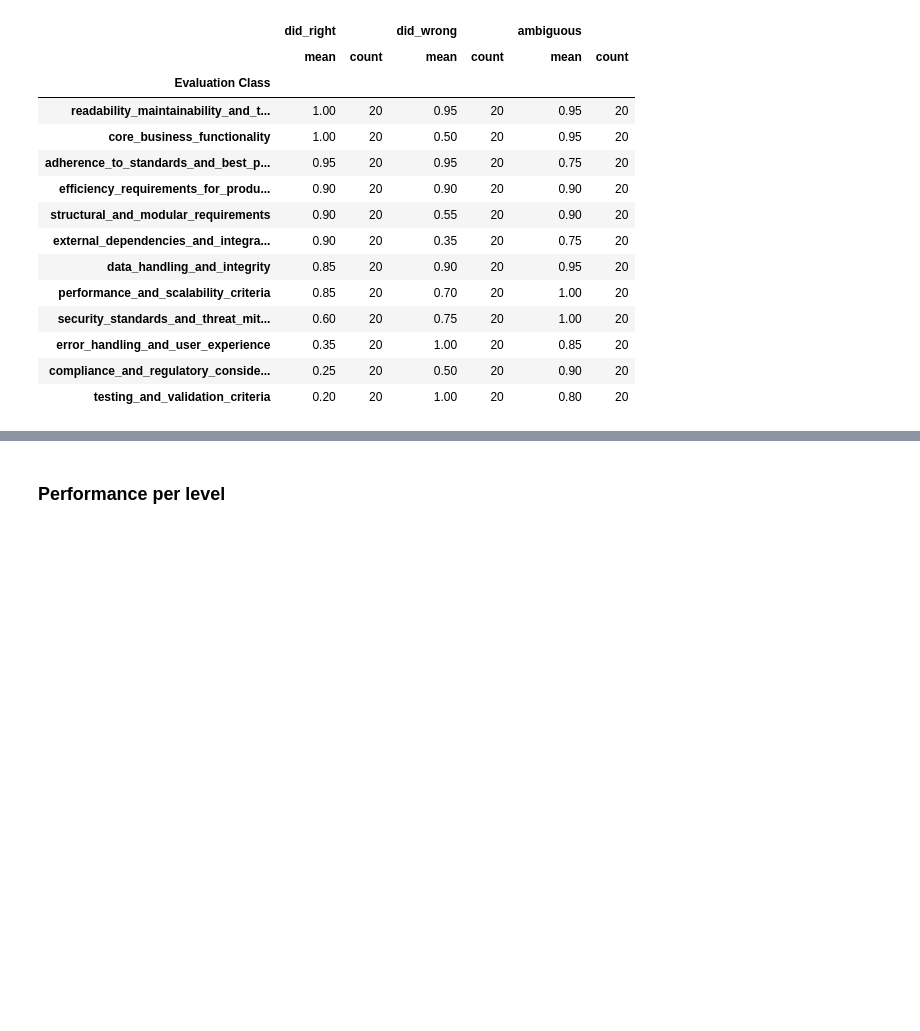
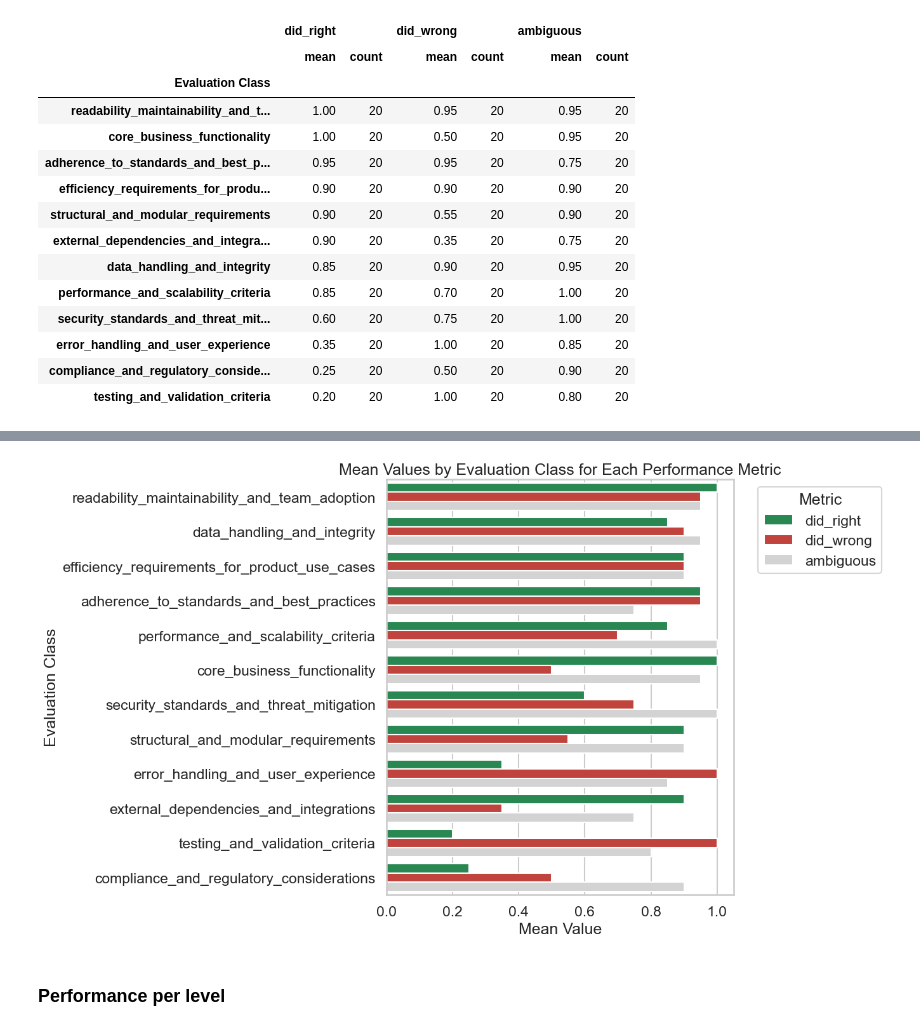
Before and after one commit to push-to-prod-ai/push-to-prod, a Jupyter notebook: syntropy-app/eda-notebook.ipynb, the cells around one changed output, grey strips where cells are left out. Drawn from its saved outputs; the diff is of its cells as text; code cells hidden in the pictures; blank space fills up the shorter version.

```diff
--- a/syntropy-app/eda-notebook.ipynb
+++ b/syntropy-app/eda-notebook.ipynb
@@ -2061,3 +2168,49 @@ subjective_analyses_df[['Evaluation Class'] + performance_metrics
+# %%
+# 1. Calculate the mean performance metrics by Evaluation Class
+group_means = subjective_analyses_df.groupby("Evaluation Class")[performance_metrics].mean().reset_index()
+
+# 2. Create an order for evaluation classes.
+# Here we use the average across metrics to sort evaluation classes in descending order.
+group_means['avg'] = group_means[performance_metrics].mean(axis=1)
+eval_order = group_means.sort_values('avg', ascending=False)['Evaluation Class'].tolist()
+
+# 3. Melt the DataFrame to long format so that performance metrics are a column
+df_long = group_means.melt(id_vars="Evaluation Class",
+                           value_vars=performance_metrics,
+                           var_name="Metric",
+                           value_name="Mean Value")
+
+# 4. Set seaborn style for a clean look
+sns.set(style="whitegrid", context="talk")
+
+# Define a custom palette for the performance metrics: if there are 3 metrics, use your chosen colors
+if len(performance_metrics) == 3:
+    cmap = plt.get_cmap('RdYlGn')
+    custom_palette = [cmap(0.9), cmap(0.1), 'lightgray']
+else:
+    custom_palette = sns.color_palette("deep", len(performance_metrics))
+
+# 5. Create the horizontal grouped bar chart
+plt.figure(figsize=(14, 8))
+ax = sns.barplot(
+    data=df_long,
+    x="Mean Value",
+    y="Evaluation Class",
+    hue="Metric",
+    order=eval_order,                 # Order evaluation classes by average metric value
+    hue_order=performance_metrics,    # Order the metrics as provided
+    palette=custom_palette
+)
+
+# Add labels and title
+ax.set_title("Mean Values by Evaluation Class for Each Performance Metric")
+ax.set_xlabel("Mean Value")
+ax.set_ylabel("Evaluation Class")
+plt.legend(title="Metric", bbox_to_anchor=(1.05, 1), loc='upper left')
+plt.tight_layout()
+plt.show()
+# %% [output]
+[figure, added]
 # %% [markdown]
 ### Performance per level
 # %%
```
Also changed, not shown: parts of 11 cells of this notebook, 2 other files.
